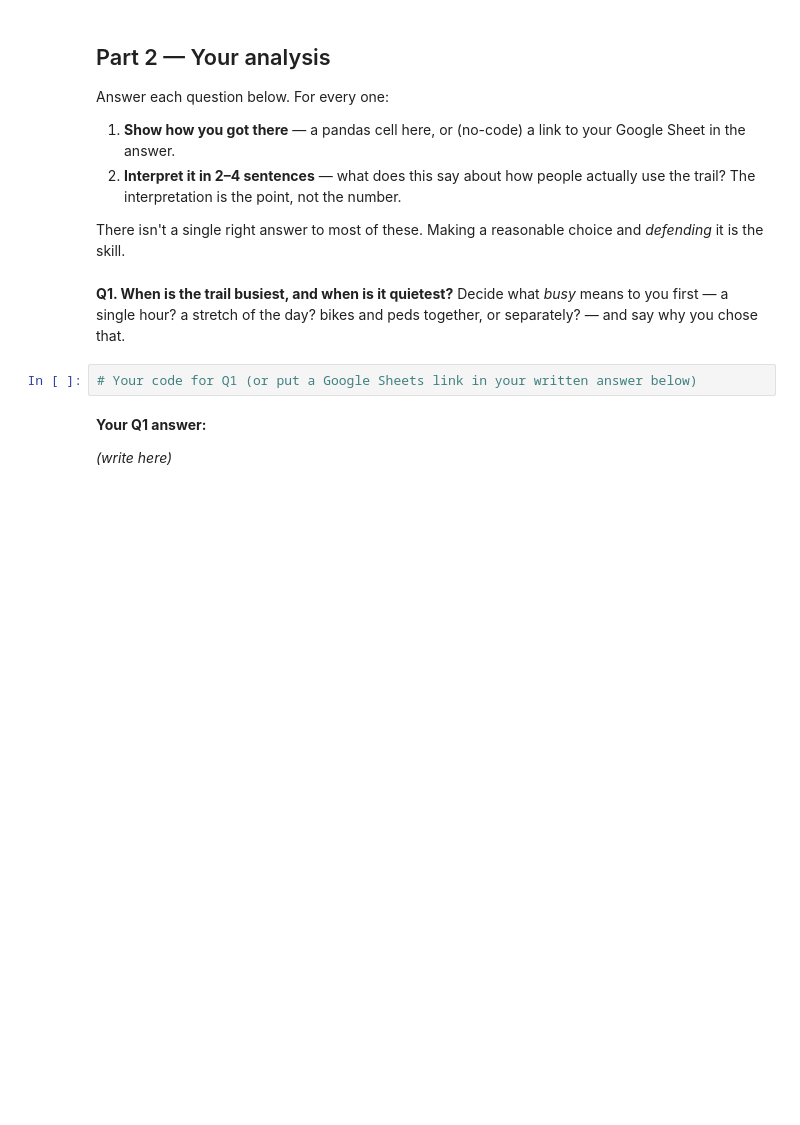
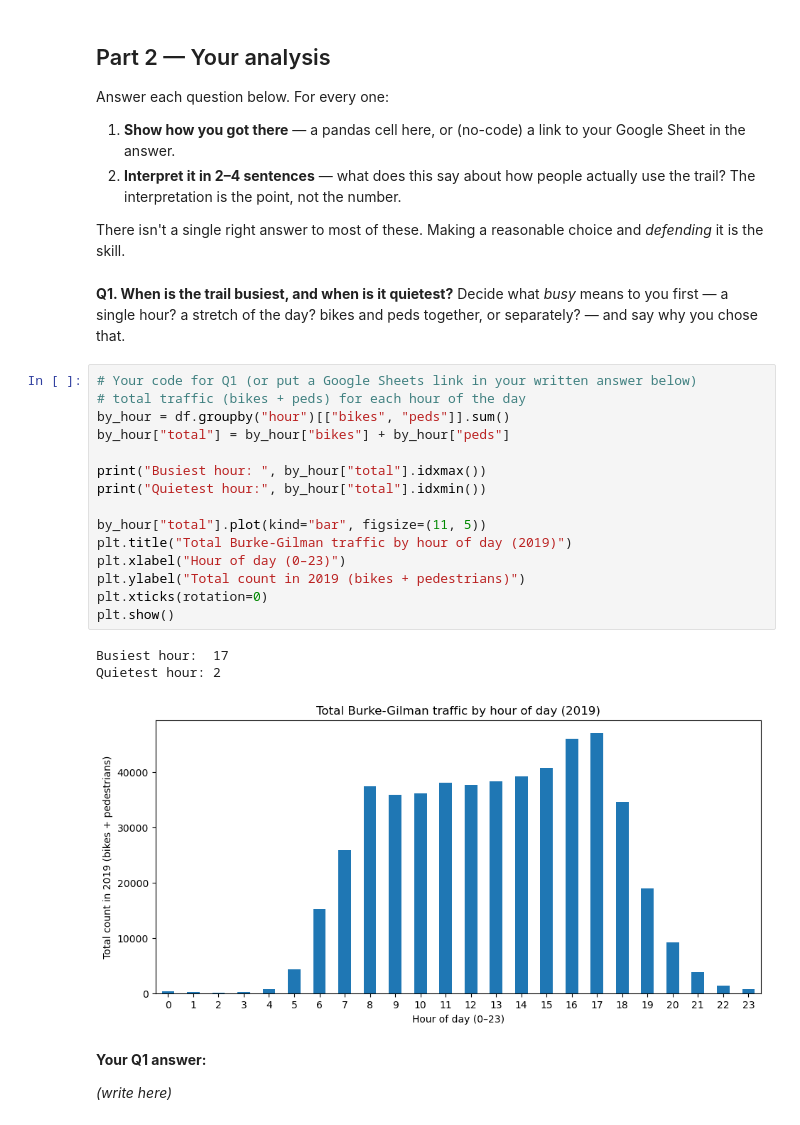
Before and after one commit to pspandle/HCDE-410, a Jupyter notebook: A1/A1.ipynb, the cells around one changed output. Cells and saved outputs as stored; diff of their text form; blank space fills up the shorter version.

Commit message:
Graphs
Added code to create graphs for questions 1-4

```diff
--- a/A1/A1.ipynb
+++ b/A1/A1.ipynb
@@ -141,6 +141,23 @@ There isn't a single right answer to most of these. Making a reasonable choice a
 Decide what *busy* means to you first — a single hour? a stretch of the day? bikes and peds together, or separately? — and say why you chose that.
 # %%
 # Your code for Q1 (or put a Google Sheets link in your written answer below)
+# total traffic (bikes + peds) for each hour of the day
+by_hour = df.groupby("hour")[["bikes", "peds"]].sum()
+by_hour["total"] = by_hour["bikes"] + by_hour["peds"]
+
+print("Busiest hour: ", by_hour["total"].idxmax())
+print("Quietest hour:", by_hour["total"].idxmin())
+
+by_hour["total"].plot(kind="bar", figsize=(11, 5))
+plt.title("Total Burke-Gilman traffic by hour of day (2019)")
+plt.xlabel("Hour of day (0–23)")
+plt.ylabel("Total count in 2019 (bikes + pedestrians)")
+plt.xticks(rotation=0)
+plt.show()
+# %% [output]
+Busiest hour:  17
+Quietest hour: 2
+[figure, added]
 # %% [markdown]
 **Your Q1 answer:**
 
```
Also changed, not shown: parts of 3 cells of this notebook.
